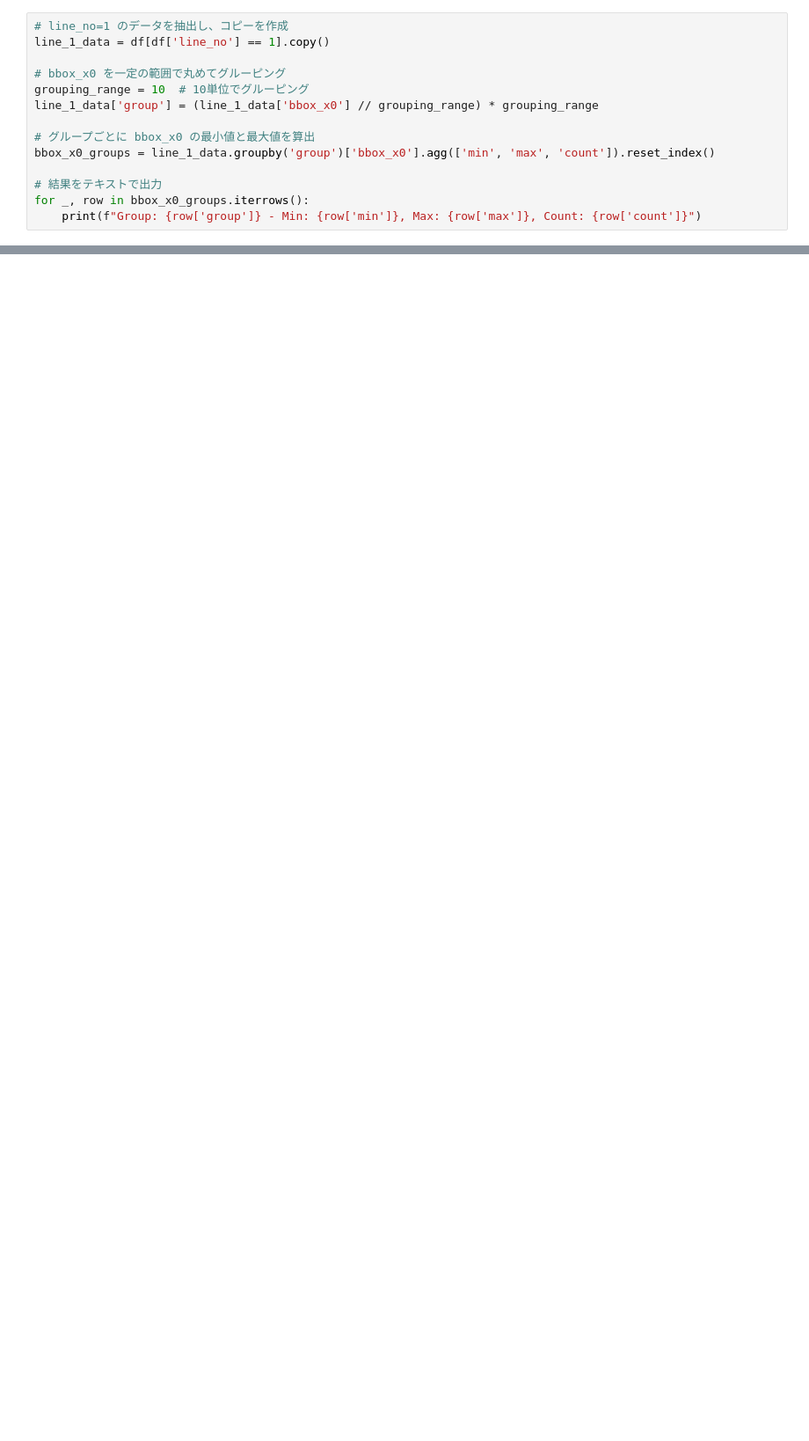
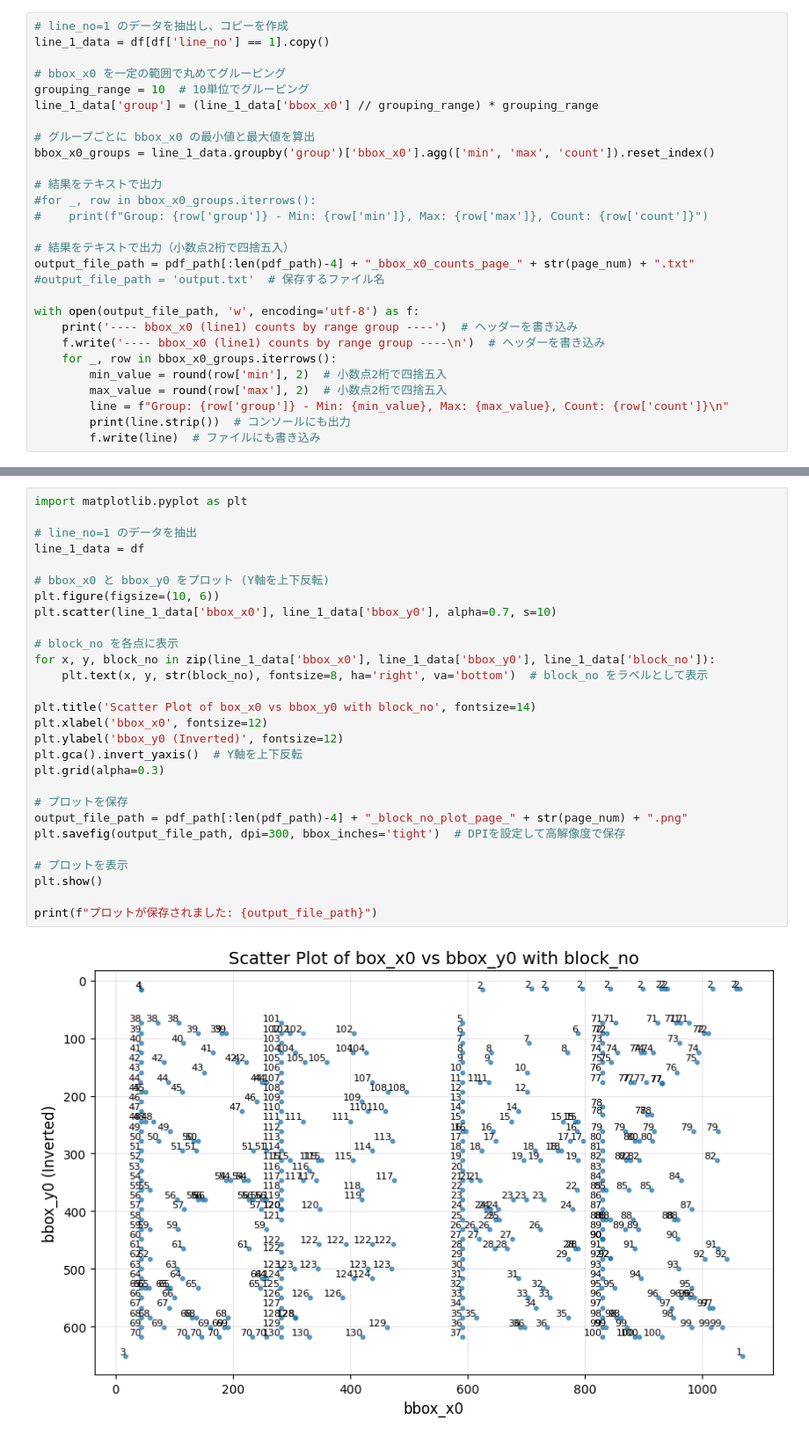
Before and after one commit to Jegog/paneer-dosa, a Jupyter notebook: Extract_Pdf_Attrib.ipynb, the cells around one changed output, grey strips where cells are left out. Shown at 88% size. Saved outputs shown, nothing was run; the diff lists cells and outputs as text; blank space fills up the shorter version.

```diff
--- a/Extract_Pdf_Attrib.ipynb
+++ b/Extract_Pdf_Attrib.ipynb
@@ -175,6 +211,20 @@ line_1_data['group'] = (line_1_data['bbox_x0'] // grouping_range) * grouping_ran
 bbox_x0_groups = line_1_data.groupby('group')['bbox_x0'].agg(['min', 'max', 'count']).reset_index()
 
 # 結果をテキストで出力
-for _, row in bbox_x0_groups.iterrows():
-    print(f"Group: {row['group']} - Min: {row['min']}, Max: {row['max']}, Count: {row['count']}")
+#for _, row in bbox_x0_groups.iterrows():
+#    print(f"Group: {row['group']} - Min: {row['min']}, Max: {row['max']}, Count: {row['count']}")
+
+# 結果をテキストで出力（小数点2桁で四捨五入）
+output_file_path = pdf_path[:len(pdf_path)-4] + "_bbox_x0_counts_page_" + str(page_num) + ".txt"
+#output_file_path = 'output.txt'  # 保存するファイル名
+
+with open(output_file_path, 'w', encoding='utf-8') as f:
+    print('---- bbox_x0 (line1) counts by range group ----')  # ヘッダーを書き込み
+    f.write('---- bbox_x0 (line1) counts by range group ----\n')  # ヘッダーを書き込み
+    for _, row in bbox_x0_groups.iterrows():
+        min_value = round(row['min'], 2)  # 小数点2桁で四捨五入
+        max_value = round(row['max'], 2)  # 小数点2桁で四捨五入
+        line = f"Group: {row['group']} - Min: {min_value}, Max: {max_value}, Count: {row['count']}\n"
+        print(line.strip())  # コンソールにも出力
+        f.write(line)  # ファイルにも書き込み
 # %% [output]
@@ -216,0 +263,30 @@ print(filtered_rounded_min_values)
+# %%
+import matplotlib.pyplot as plt
+
+# line_no=1 のデータを抽出
+line_1_data = df
+
+# bbox_x0 と bbox_y0 をプロット (Y軸を上下反転)
+plt.figure(figsize=(10, 6))
+plt.scatter(line_1_data['bbox_x0'], line_1_data['bbox_y0'], alpha=0.7, s=10)
+
+# block_no を各点に表示
+for x, y, block_no in zip(line_1_data['bbox_x0'], line_1_data['bbox_y0'], line_1_data['block_no']):
+    plt.text(x, y, str(block_no), fontsize=8, ha='right', va='bottom')  # block_no をラベルとして表示
+
+plt.title('Scatter Plot of box_x0 vs bbox_y0 with block_no', fontsize=14)
+plt.xlabel('bbox_x0', fontsize=12)
+plt.ylabel('bbox_y0 (Inverted)', fontsize=12)
+plt.gca().invert_yaxis()  # Y軸を上下反転
+plt.grid(alpha=0.3)
+
+# プロットを保存
+output_file_path = pdf_path[:len(pdf_path)-4] + "_block_no_plot_page_" + str(page_num) + ".png"
+plt.savefig(output_file_path, dpi=300, bbox_inches='tight')  # DPIを設定して高解像度で保存
+
+# プロットを表示
+plt.show()
+
+print(f"プロットが保存されました: {output_file_path}")
+# %% [output]
+[figure, added]
```
Also changed, not shown: parts of 10 cells of this notebook, 2 other files.
